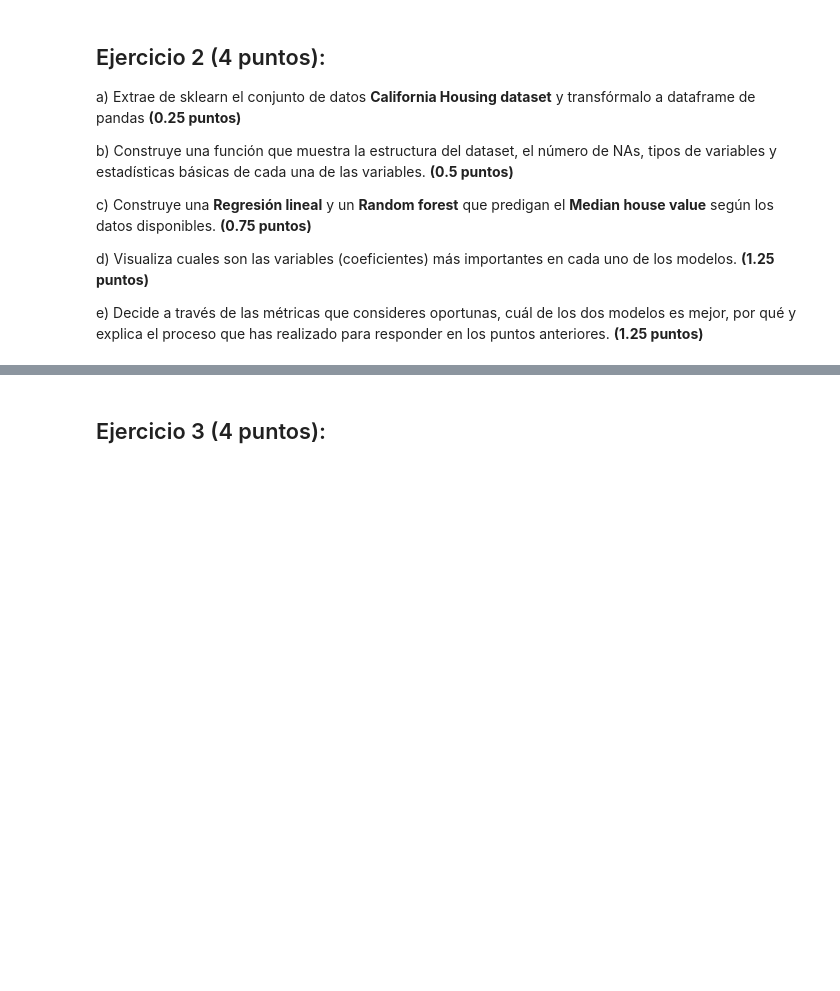
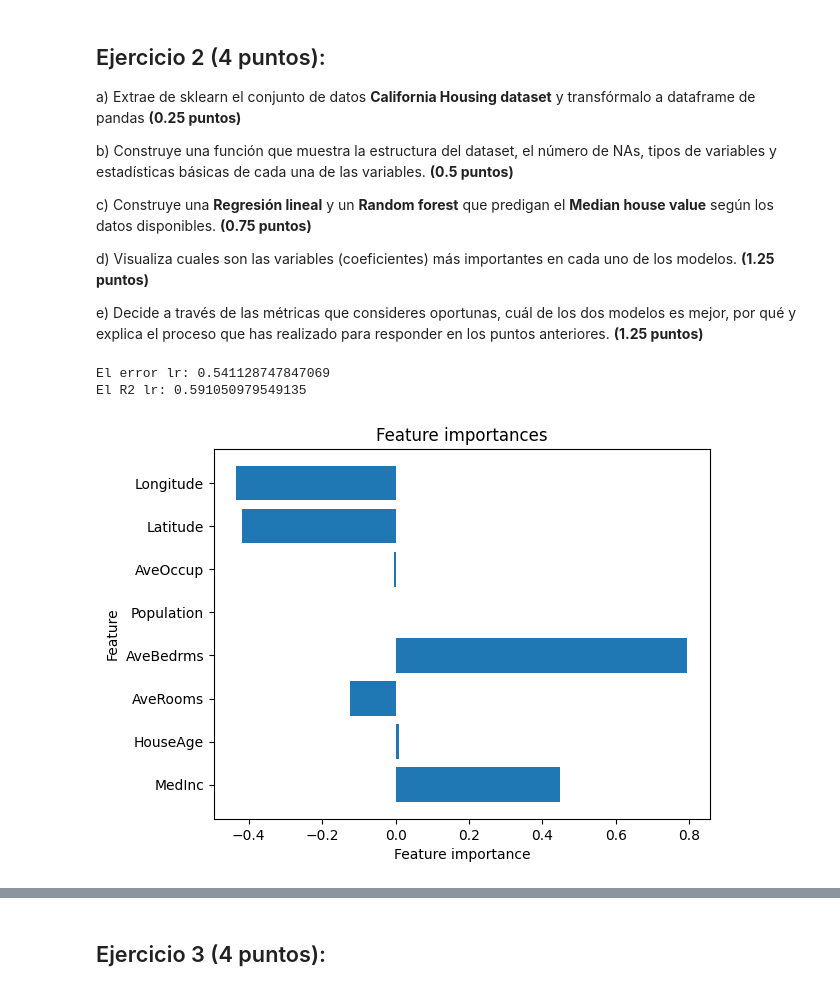
Before and after one commit to Alvaro-Olivie/Proyecto_VD, a Jupyter notebook: Prueba_Intertrimestral/Prueba_intertrimestral_18102023.ipynb, the cells around one changed output, grey strips where cells are left out. Drawn from its saved outputs; the diff is of its cells as text; code cells hidden in the pictures; blank space fills up the shorter version.

```diff
--- a/Prueba_Intertrimestral/Prueba_intertrimestral_18102023.ipynb
+++ b/Prueba_Intertrimestral/Prueba_intertrimestral_18102023.ipynb
@@ -57,3 +109,8 @@ c) Construye una __Regresión lineal__ y un __Random forest__ que predigan el __
 d) Visualiza cuales son las variables (coeficientes) más importantes en cada uno de los modelos. **(1.25 puntos)**
 
 e) Decide a través de las métricas que consideres oportunas, cuál de los dos modelos es mejor, por qué y explica el proceso que has realizado para responder en los puntos anteriores. **(1.25 puntos)**
+# %%
+california_housing = fetch_california_housing(as_frame=True)
+
+ch = pd.DataFrame(data = california_housing['data'], columns = california_housing['feature_names'])
+y = california_housing['target']
@@ -59,0 +127,22 @@ e) Decide a través de las métricas que consideres oportunas, cuál de los dos
+# %%
+
+train_ch, test_ch, train_y, test_y = train_test_split(ch, y, test_size = 0.25, random_state = 42)
+# %%
+lr = LinearRegression()
+lr.fit(train_ch, train_y)
+plr = lr.predict(test_ch)
+error = mean_squared_error(test_y, plr)
+print('El error lr:', error)
+r2 = r2_score(test_y, plr)
+print('El R2 lr:', r2)
+
+plt.figure()
+plt.title("Feature importances")
+plt.barh(ch.columns, lr.coef_)
+plt.xlabel("Feature importance")
+plt.ylabel("Feature")
+plt.show()
+# %% [output]
+El error lr: 0.541128747847069
+El R2 lr: 0.591050979549135
+[figure, added]
```
Also changed, not shown: parts of 11 cells of this notebook.
